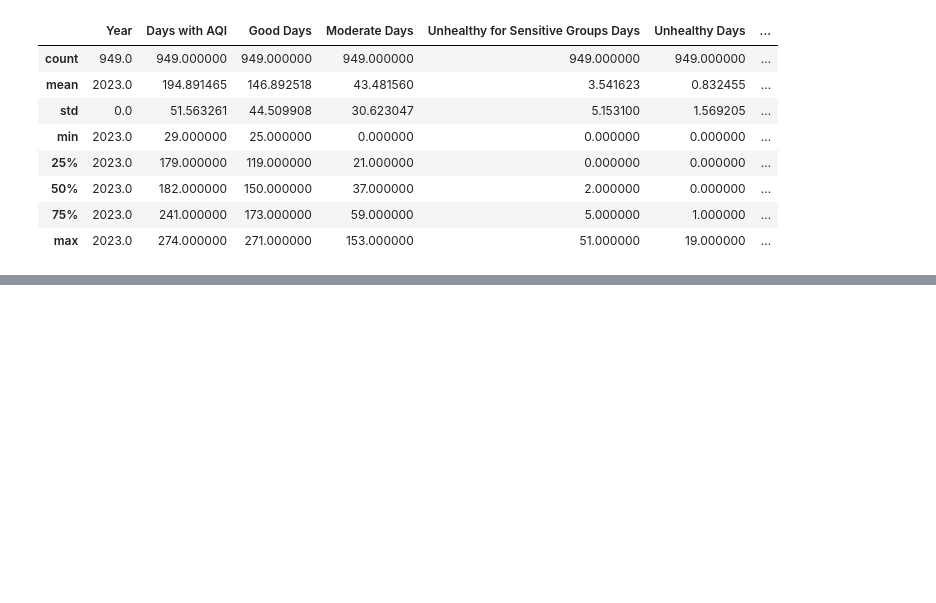
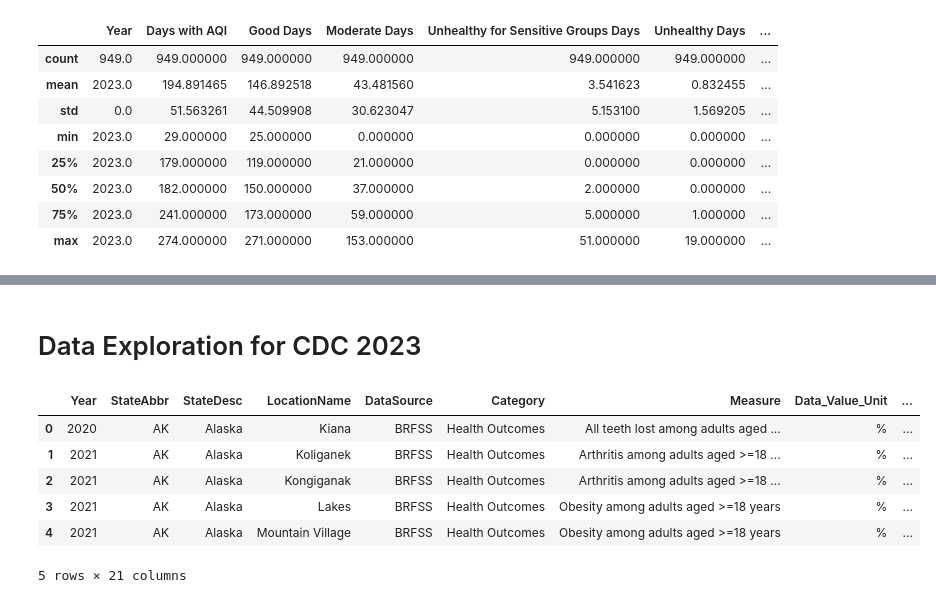
Before and after one commit to krithikanatarajan04/Air-Quality-Analysis, a Jupyter notebook: Air Quality Correlation to Public Health.ipynb, the cells around one changed output, grey strips where cells are left out. Cells and saved outputs as stored; diff of their text form; code cells hidden in the pictures; blank space fills up the shorter version.

Commit message:
initial explorational  visualization

```diff
--- a/Air Quality Correlation to Public Health.ipynb
+++ b/Air Quality Correlation to Public Health.ipynb
@@ -57,0 +73,26 @@ aqi_county_2023.describe()
+# %% [markdown]
+# Data Exploration for CDC 2023
+# %%
+# Specify the path to your zip file
+zip_file_path = 'cdc_2023.csv.zip'
+
+# Specify the file name within the zip file you wish to open
+file_name_within_zip = 'cdc_2023.csv'
+
+# Use the zipfile module to open the zip file
+with zipfile.ZipFile(zip_file_path, 'r') as z:
+    # Extract the specified file from the zip file
+    with z.open(file_name_within_zip) as f:
+        # Read the extracted file into a pandas DataFrame
+        cdc_2023 = pd.read_csv(f)
+
+# Now you can work with the DataFrame as usual
+cdc_2023.head()
+# %% [output]
+|  | Year | StateAbbr | StateDesc | LocationName | DataSource | Category | Measure | Data_Value_Unit | ... |
+| 0 | 2020 | AK | Alaska | Kiana | BRFSS | Health Outcomes | All teeth lost among adults aged ... | % | ... |
+| 1 | 2021 | AK | Alaska | Koliganek | BRFSS | Health Outcomes | Arthritis among adults aged >=18 ... | % | ... |
+| 2 | 2021 | AK | Alaska | Kongiganak | BRFSS | Health Outcomes | Arthritis among adults aged >=18 ... | % | ... |
+| 3 | 2021 | AK | Alaska | Lakes | BRFSS | Health Outcomes | Obesity among adults aged >=18 years | % | ... |
+| 4 | 2021 | AK | Alaska | Mountain Village | BRFSS | Health Outcomes | Obesity among adults aged >=18 years | % | ... |
+5 rows × 21 columns
```
Also changed, not shown: parts of 2 cells of this notebook.
